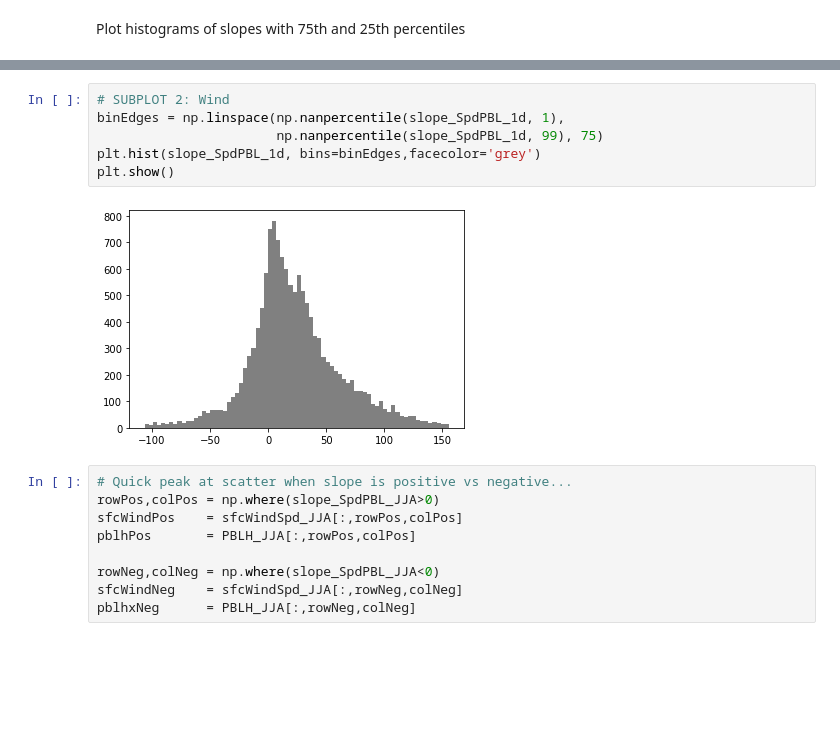
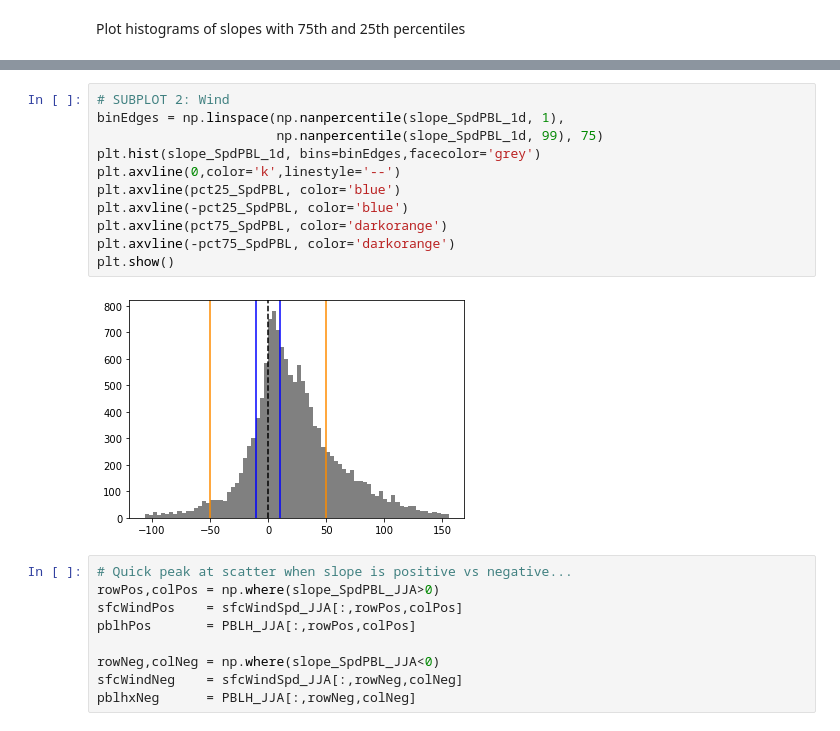
Before and after one commit to megandevlan/CLUBB_statistics, a Jupyter notebook: RegressionSlopes.ipynb, the cells around one changed output, grey strips where cells are left out. Saved outputs shown, nothing was run; the diff lists cells and outputs as text; blank space fills up the shorter version.

Commit message:
Histograms of slopes

```diff
--- a/RegressionSlopes.ipynb
+++ b/RegressionSlopes.ipynb
@@ -354,11 +422,16 @@ axs[0].legend(['25%','75%'])
 # %%
 # SUBPLOT 2: Wind
 binEdges = np.linspace(np.nanpercentile(slope_SpdPBL_1d, 1),
                        np.nanpercentile(slope_SpdPBL_1d, 99), 75)
 plt.hist(slope_SpdPBL_1d, bins=binEdges,facecolor='grey')
+plt.axvline(0,color='k',linestyle='--')
+plt.axvline(pct25_SpdPBL, color='blue')
+plt.axvline(-pct25_SpdPBL, color='blue')
+plt.axvline(pct75_SpdPBL, color='darkorange')
+plt.axvline(-pct75_SpdPBL, color='darkorange')
 plt.show()
 # %% [output]
-[figure, old version]
+[figure, new version]
 # %%
 # Quick peak at scatter when slope is positive vs negative...
 rowPos,colPos = np.where(slope_SpdPBL_JJA>0)
```
Also changed, not shown: parts of 2 cells of this notebook.
